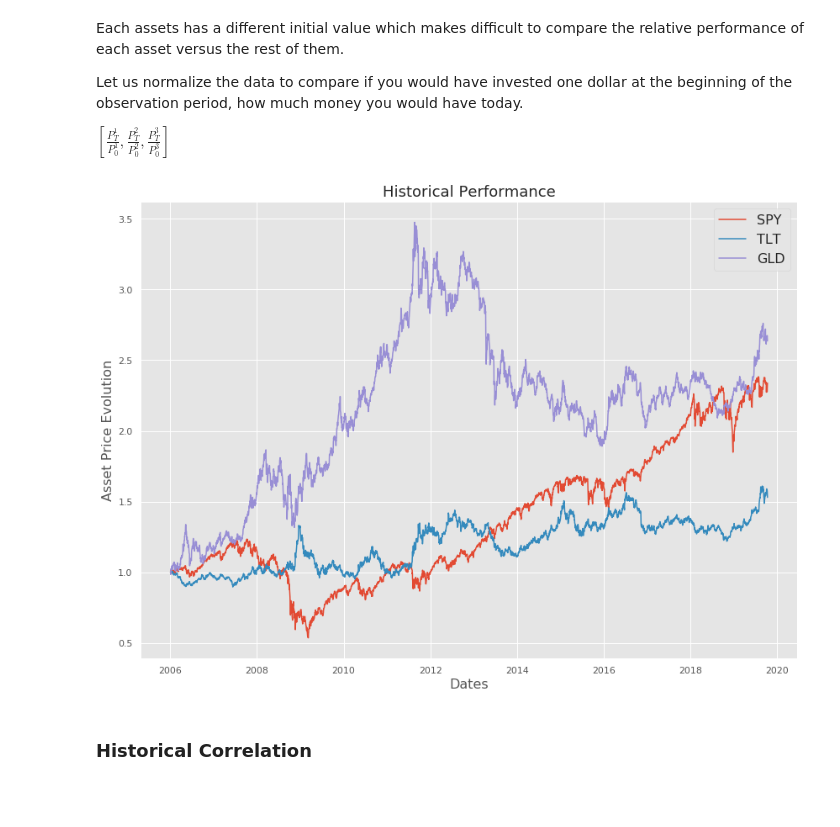
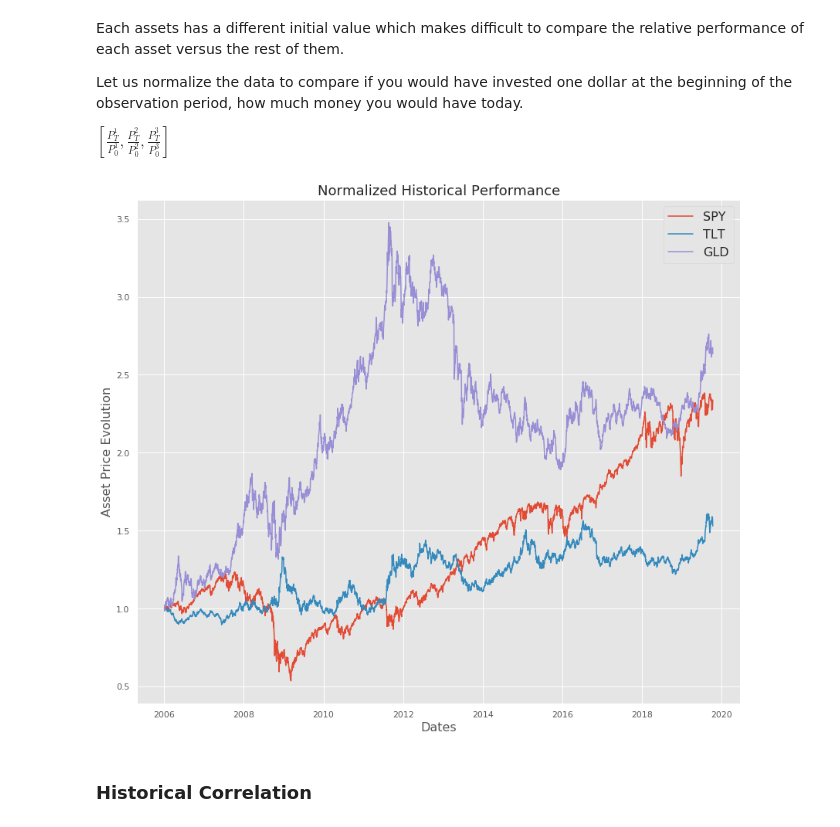
Before and after one commit to wrk1231/EqualCapitalVSEqualRisk, a Jupyter notebook: EqualCapitalVSEqualRisk.ipynb, the cells around one changed output. Cells and saved outputs as stored; diff of their text form; code cells hidden in the pictures; blank space fills up the shorter version.

```diff
--- a/EqualCapitalVSEqualRisk.ipynb
+++ b/EqualCapitalVSEqualRisk.ipynb
@@ -12,7 +20,10 @@ Requirement already satisfied: urllib3<1.25,>=1.21.1 in /usr/local/lib/python3.6
 # %%
 MY_API_KEY = 'J4PS1W9LI8IL0E97'
 ENDDATE = '2019-10-01'
-
+ONEYEARDAYS = 252
+outputsize = (14,12)
+output_dpi = 200
 from alpha_vantage.timeseries import TimeSeries
 from datetime import datetime
 from datetime import timedelta
+import os
@@ -95,15 +103,16 @@ Let us normalize the data to compare if you would have invested one dollar at th
 $[\frac{P_{T}^{1}}{P_{0}^{1}},\frac{P_{T}^{2}}{P_{0}^{2}},\frac{P_{T}^{3}}{P_{0}^{3}}]$
 # %%
 normalized_series = (dataall/dataall.iloc[0])
-fig2 =plt.figure(figsize=(14,10))
+fig2 =plt.figure(figsize=outputsize)
 plt.plot(normalized_series)
-title_text_obj = plt.title("Historical Performance", fontsize = 18)
+title_text_obj = plt.title("Normalized Historical Performance", fontsize = 18)
 xlabel_obj = plt.xlabel('Dates', fontsize = 16)
 ylabel_obj = plt.ylabel('Asset Price Evolution', fontsize = 16)
 plt.legend(('SPY','TLT','GLD'),fontsize = 16,loc = 'best')
 plt.show()
+fig2.savefig('norm_prices.png',dpi=output_dpi)
 # %% [output]
-[figure, old version]
+[figure, new version]
 # %%
 ## Calculating return series
 returns = dataall.pct_change()
```
Also changed, not shown: parts of 57 cells of this notebook.
